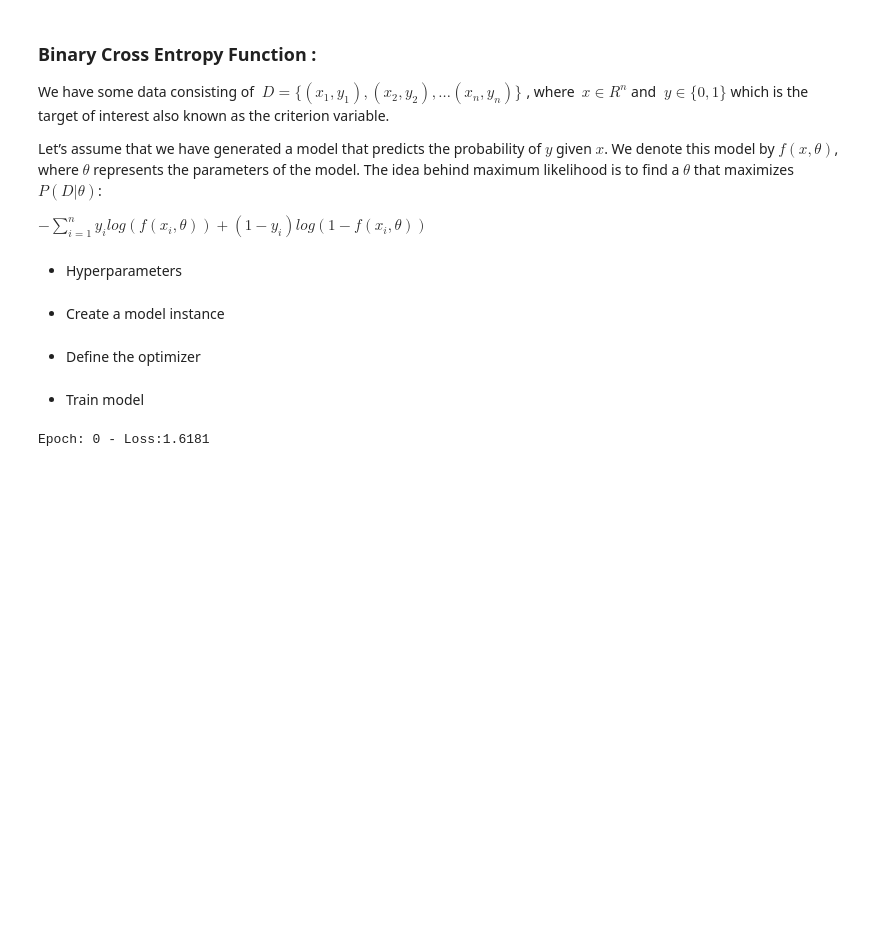
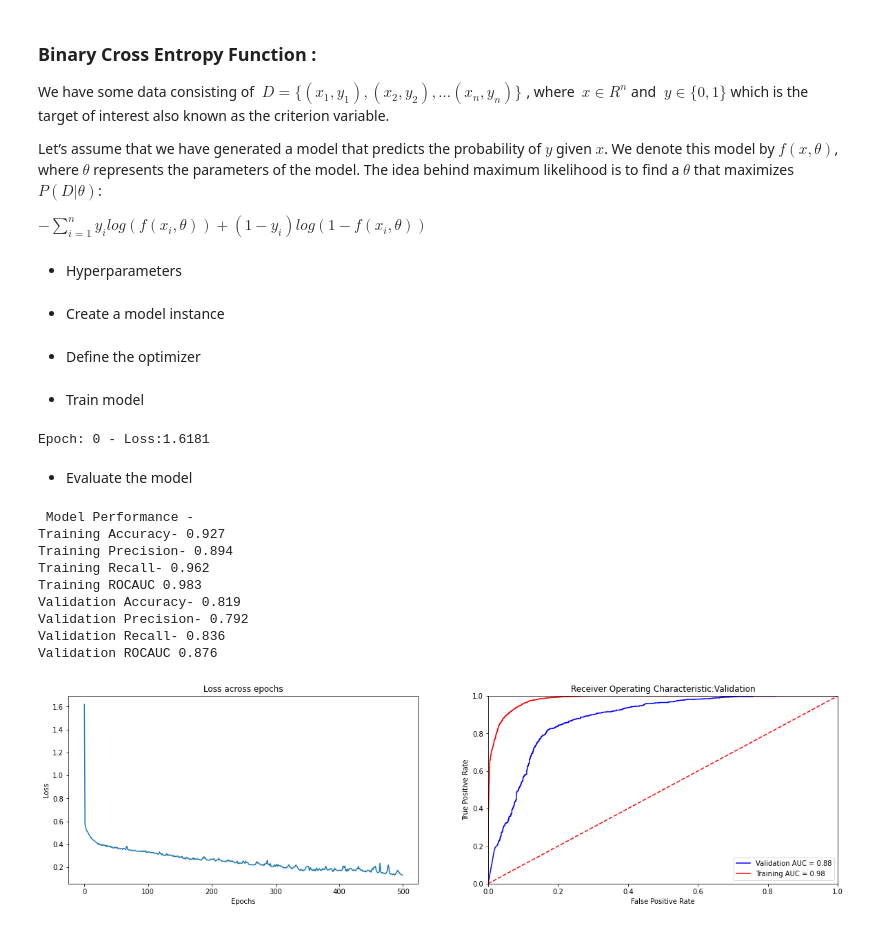
Before and after one commit to Ashraf-Khabar/bank-marketing-data-analysis, a Jupyter notebook: model/model.ipynb, the cells around one changed output. Drawn from its saved outputs; the diff is of its cells as text; code cells hidden in the pictures; blank space fills up the shorter version.

```diff
--- a/model/model.ipynb
+++ b/model/model.ipynb
@@ -195,3 +195,18 @@ adam_optimizer = tch.optim.Adam(model.parameters(), lr= 0.001, weight_decay=weig
 adam_loss = train_network(model, adam_optimizer, loss_function ,num_epochs,batch_size, X_train,Y_train,lambda_L1=0.0)
 # %% [output]
 Epoch: 0 - Loss:1.6181
+# %% [markdown]
+* Evaluate the model
+# %%
+evaluate_model(model,x_test,y_test,X_train,Y_train,adam_loss)
+# %% [output]
+ Model Performance -
+Training Accuracy- 0.927
+Training Precision- 0.894
+Training Recall- 0.962
+Training ROCAUC 0.983
+Validation Accuracy- 0.819
+Validation Precision- 0.792
+Validation Recall- 0.836
+Validation ROCAUC 0.876
+[figure, added]
```
